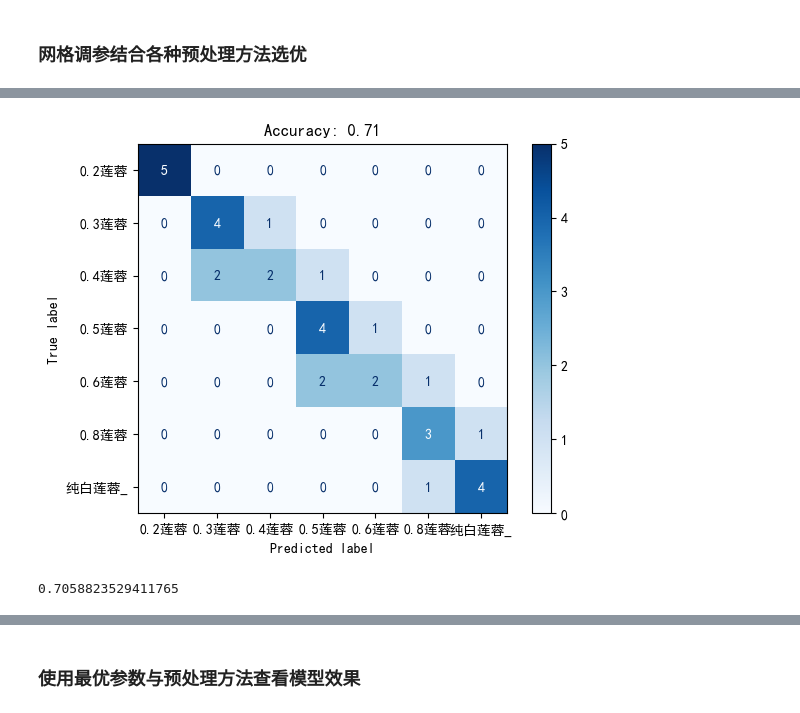
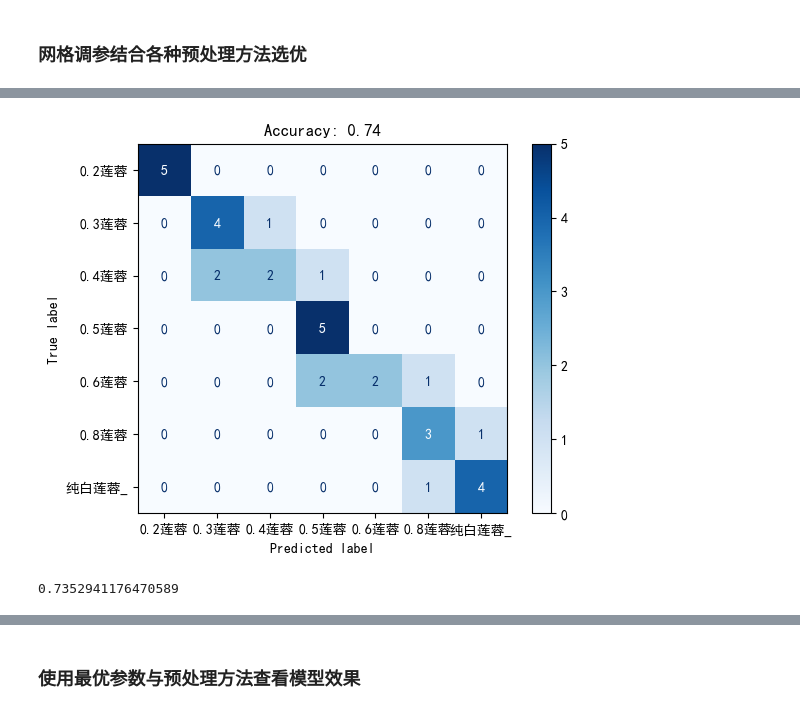
Before and after one commit to zwb-2023/Spectrum_analyse, a Jupyter notebook: 光谱数据分析模板.ipynb, the cells around one changed output, grey strips where cells are left out. Drawn from its saved outputs; the diff is of its cells as text; code cells hidden in the pictures.

```diff
--- a/光谱数据分析模板.ipynb
+++ b/光谱数据分析模板.ipynb
@@ -199,6 +129,6 @@ Fitting 5 folds for each of 90 candidates, totalling 450 fits
 # %%
-best_model = grid_search.best_estimator_
-k_fold_cross_validation(spectrum, np.array(labels), best_model, n_splits=5 , random_state = 53 )
+best_model =SVC(C=1 , kernel='linear' , gamma='scale')
+k_fold_cross_validation(CT(spectrum), np.array(labels), best_model, n_splits=5 , random_state = random_seed )
 # %% [output]
-[figure, old version]
+[figure, new version]
-0.7058823529411765
+0.7352941176470589
```
Also changed, not shown: parts of 8 cells of this notebook, 1 other file.
